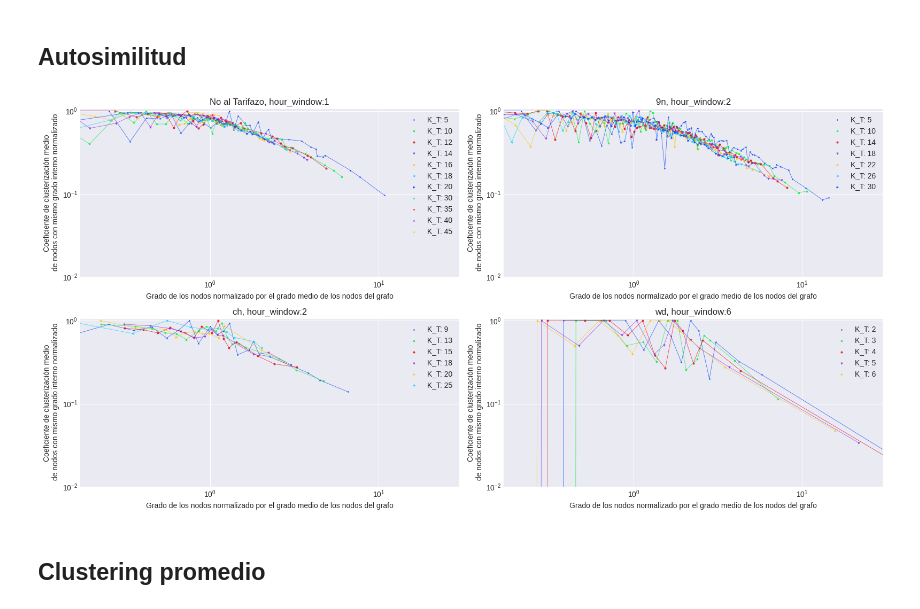
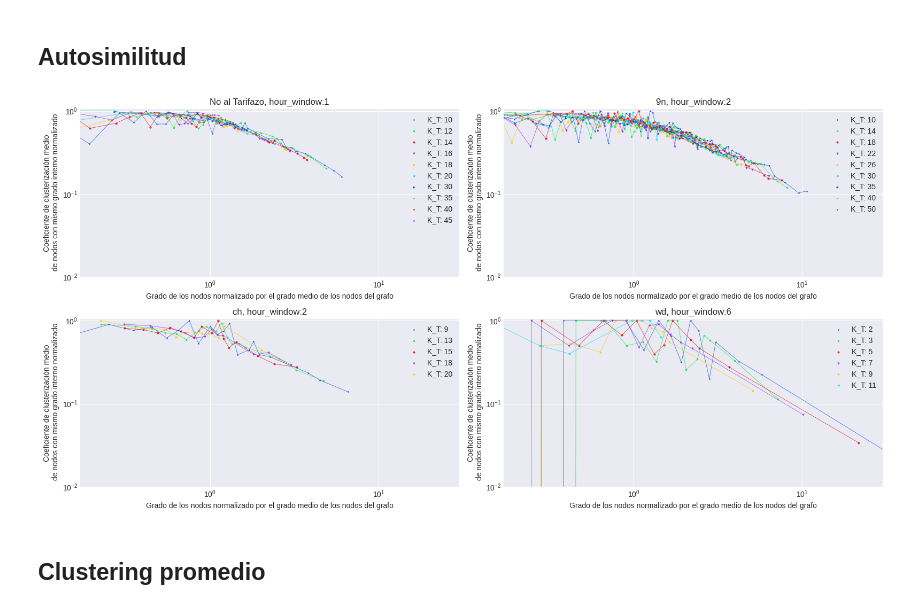
Before and after one commit to Manusua/self-similarity-in-social-movements, a Jupyter notebook: Self similarity in social movements.ipynb, the cells around one changed output. Drawn from its saved outputs; the diff is of its cells as text; code cells hidden in the pictures.

```diff
--- a/Self similarity in social movements.ipynb
+++ b/Self similarity in social movements.ipynb
@@ -843,10 +843,12 @@ plt.style.use('seaborn-v0_8-darkgrid')
 # Plotea tantos tipos como elementos haya en arr_index(esos indices en concreto)
 
 # Los valores de Kt que se van a representar
-arr_kt_plot_nat = [5,10,12,14,16,18,20,30,35,40,45]
-arr_kt_plot_9n = [5,10,14,18,22,26,30]
-arr_kt_plot_ch = [9,13,15, 18, 20, 25]
-arr_kt_plot_wd = [2,3,4,5,6]
+arr_kt_plot_nat = [10,12,14,16,18,20,30,35,40,45]
+arr_kt_plot_9n = [10,14,18,22,26,30, 35, 40, 50]
+arr_kt_plot_ch = [9,13,15,18,20]
+arr_kt_plot_wd = [2,3,5,7,9,11]
+
+
 
 markers = get_all_markers()
 alpha = 0.7
@@ -916,34 +918,34 @@ axs[2].set_yscale('log')
 axs[2].set_ylim(0.01, 1.05)
 axs[2].set_xlim(0.17, 30)
 axs[2].legend()
 axs[2].set_title("ch, hour_window:" + str(hour_window_ch))
 
 
 for index, kt in enumerate(arr_kt_plot_wd):
     if kt in dict_norm_int_deg_wd_h.keys():
         points_x = list(dict_norm_int_deg_wd_h[kt].keys())[::2]
         points_y = list(dict_norm_int_deg_wd_h[kt].values())[::2]
         # Se quita el 0 para que la visualizacións se más clara
         if float(0) in dict_norm_int_deg_wd_h[kt].keys():
             points_x = points_x[1:]
             points_y = points_y[1:]
         axs[3].plot(points_x, points_y, alpha=alpha, linewidth=0.6)
         axs[3].scatter(points_x, points_y, alpha=alpha, s=4, marker=markers[index], label=f'K_T: {kt}')
 
 axs[3].set_xlabel("Grado de los nodos normalizado por el grado medio de los nodos del grafo")
 axs[3].set_ylabel("Coeficiente de clusterización medio\n de nodos con mismo grado interno normalizado")
 axs[3].set_xscale('log')
 axs[3].set_yscale('log')
 axs[3].set_ylim(0.01, 1.05)
 axs[3].set_xlim(0.17, 30)
 axs[3].legend()
 axs[3].set_title("wd, hour_window:" + str(hour_window_wd))
 
 plt.tight_layout()
 plt.savefig(plots_folder + "self_similarity_h_nat_" + str(hour_window_nat) + "_9n_" + str(hour_window_9n) + "_ch_" + str(hour_window_ch) +"_wd_" + str(hour_window_wd) + ".png")
 plt.show()
 # %% [output]
-[figure, old version]
+[figure, new version]
 # %% [markdown]
 ## Clustering promedio
 # %%
```
Also changed, not shown: parts of 4 cells of this notebook, 23 other files.
